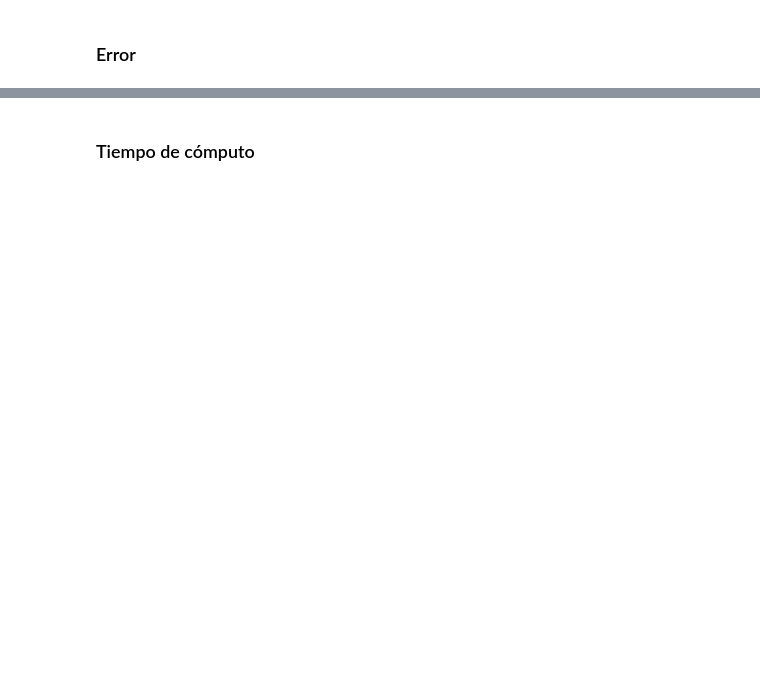
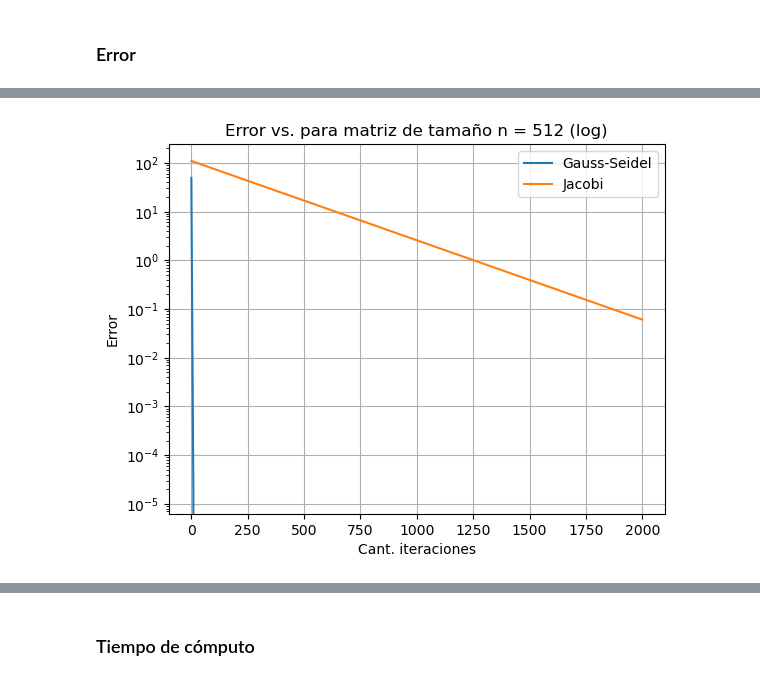
Before and after one commit to aleeperezz16/metnum-tp3, a Jupyter notebook: notebook/experimentacion.ipynb, the cells around one changed output, grey strips where cells are left out. Saved outputs shown, nothing was run; the diff lists cells and outputs as text; code cells hidden in the pictures; blank space fills up the shorter version.

```diff
--- a/notebook/experimentacion.ipynb
+++ b/notebook/experimentacion.ipynb
@@ -323,0 +144,12 @@ plt.show()
+# %%
+plt.plot(iters, errores_gauss_seidel, "-", label="Gauss-Seidel")
+plt.plot(iters, errores_jacobi, "-", label="Jacobi")
+plt.xlabel("Cant. iteraciones")
+plt.ylabel("Error")
+plt.yscale("log")
+plt.legend()
+plt.grid(True)
+plt.title(f"Error vs. para matriz de tamaño n = {n} (log)")
+plt.savefig(os.path.join(dir_figuras, f"error_vs_{n}_log.jpg"))
+# %% [output]
+[figure, added]
```
Also changed, not shown: parts of 48 cells of this notebook, 3 other files.
